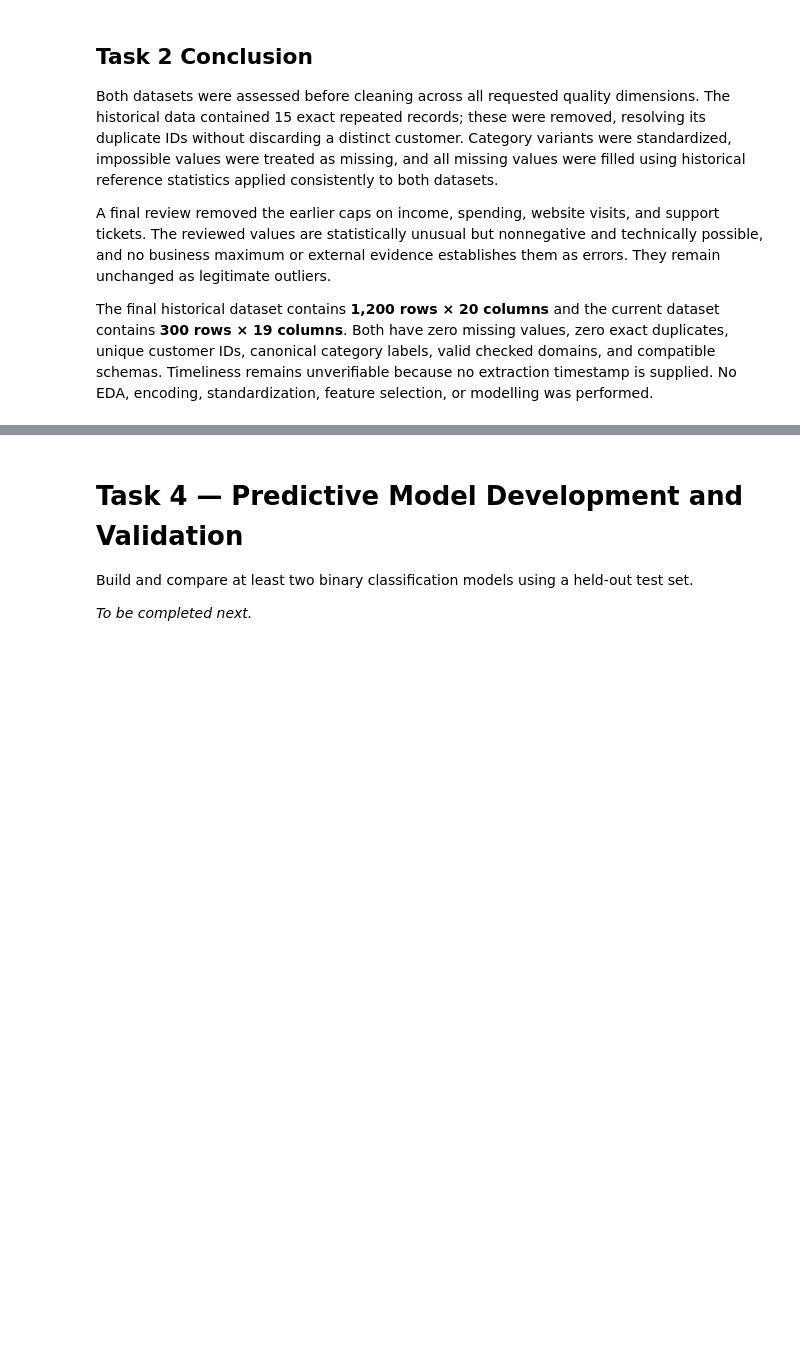
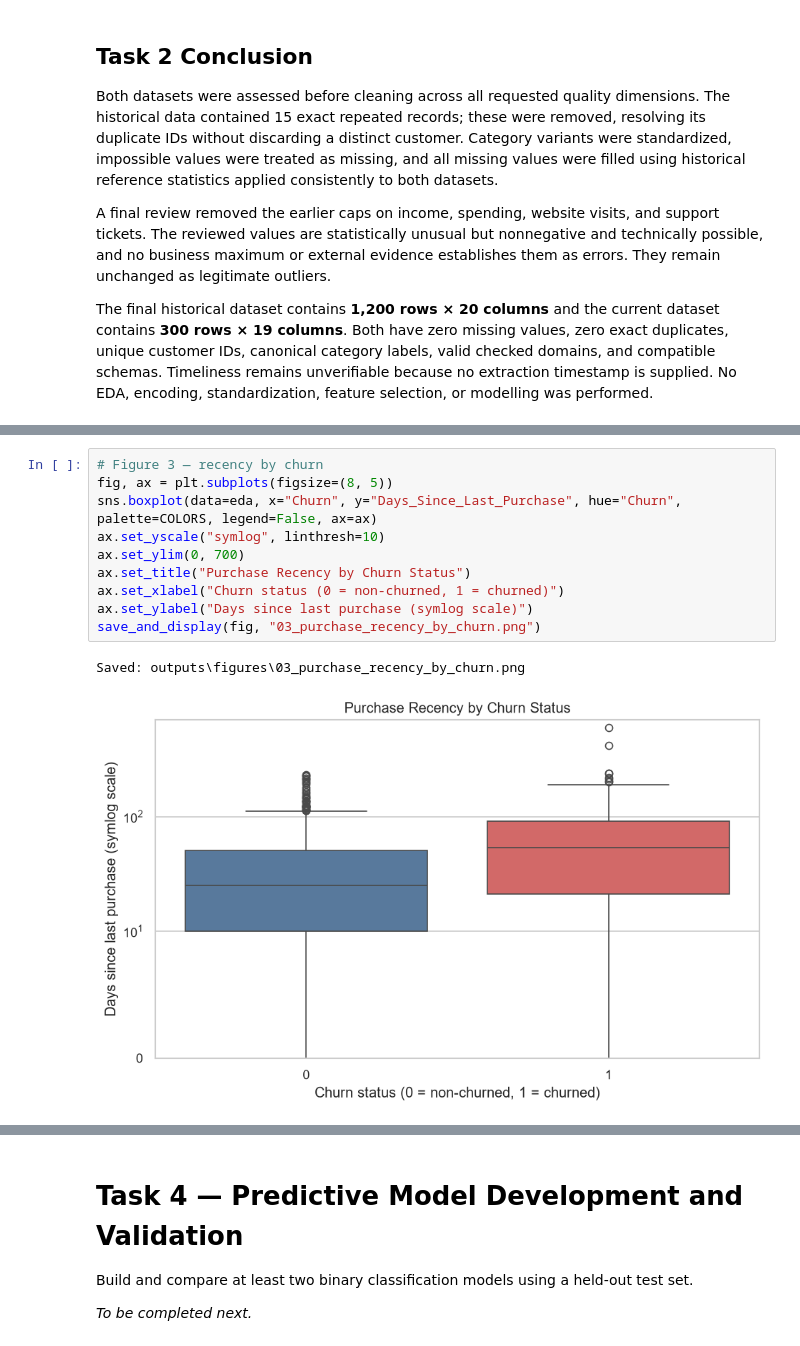
Before and after one commit to HaneenDahbour/novamart-customer-retention, a Jupyter notebook: NovaMart_Final_Project.ipynb, the cells around one changed output, grey strips where cells are left out. Cells and saved outputs as stored; diff of their text form; blank space fills up the shorter version.

```diff
--- a/NovaMart_Final_Project.ipynb
+++ b/NovaMart_Final_Project.ipynb
@@ -686,0 +905,13 @@ Calculate descriptive statistics, create at least five meaningful visualizations
+# %%
+# Figure 3 — recency by churn
+fig, ax = plt.subplots(figsize=(8, 5))
+sns.boxplot(data=eda, x="Churn", y="Days_Since_Last_Purchase", hue="Churn", palette=COLORS, legend=False, ax=ax)
+ax.set_yscale("symlog", linthresh=10)
+ax.set_ylim(0, 700)
+ax.set_title("Purchase Recency by Churn Status")
+ax.set_xlabel("Churn status (0 = non-churned, 1 = churned)")
+ax.set_ylabel("Days since last purchase (symlog scale)")
+save_and_display(fig, "03_purchase_recency_by_churn.png")
+# %% [output]
+Saved: outputs\figures\03_purchase_recency_by_churn.png
+[figure, added]
```
Also changed, not shown: parts of 22 cells of this notebook, 13 other files.
